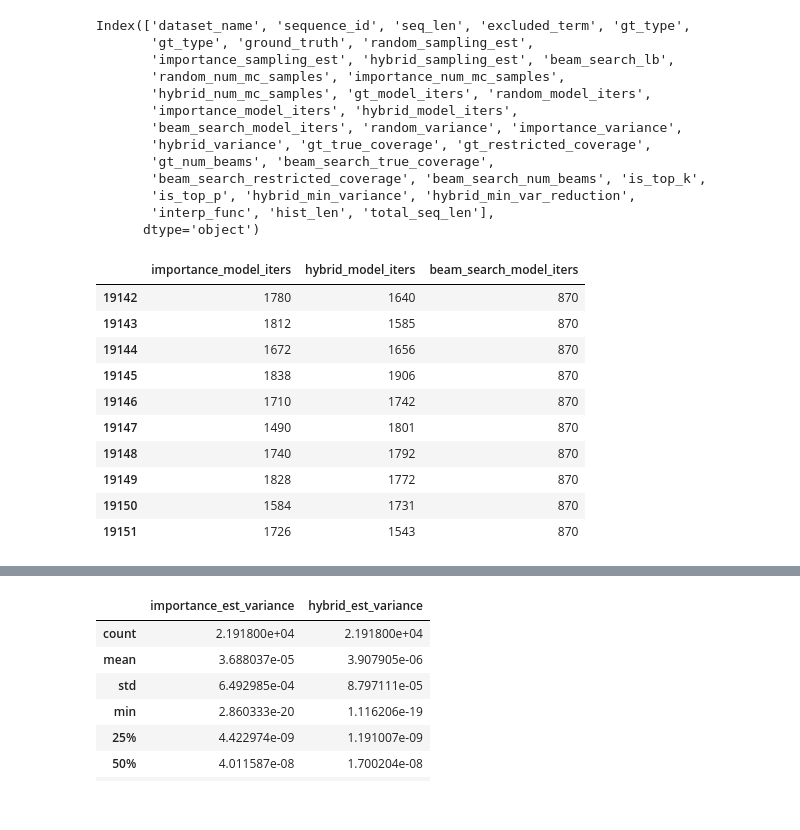
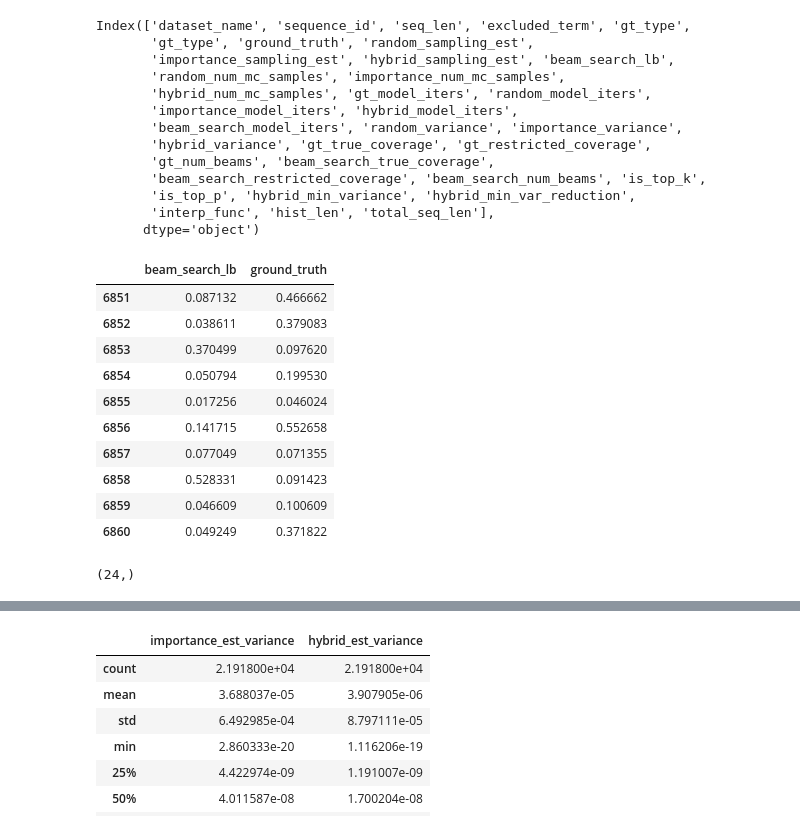
Before and after one commit to vshah99/prob_seq_queries_nnproject, a Jupyter notebook: notebooks/flatten_dataset.ipynb, the cells around one changed output, grey strips where cells are left out. Saved outputs shown, nothing was run; the diff lists cells and outputs as text; code cells hidden in the pictures.

```diff
--- a/notebooks/flatten_dataset.ipynb
+++ b/notebooks/flatten_dataset.ipynb
@@ -377,10 +381,10 @@ def flatten_experiments(experiments, datasets, lengths,model_budget=False):
 
     return data_df
 # %%
-# df = flatten_experiments(['val_dl'],['shakespeare'],[(18,20),(17,20)])
-# df1 = flatten_experiments(['val_dl'],['shakespeare'],[(18,20),(17,20)])
+df = flatten_experiments(['val_dl'],['shakespeare'],[(18,20)])
+# df = flatten_experiments(['val_dl'],['apps'],[(13,15)])
 # df = flatten_experiments(['val_dl'],['moocs'],[(13,15),(12,15)])
 # df = flatten_experiments(['val_dl'],['apps'],[(13,15)])
-df = flatten_experiments(['val_dl'],['amazon'],[(13,15)])
+# df = flatten_experiments(['val_dl'],['amazon'],[(13,15)])
 # %% [output]
 beam_search_is_hybrid
@@ -419,22 +423,25 @@ Index(['dataset_name', 'sequence_id', 'seq_len', 'excluded_term', 'gt_type',
 # %%
 # data['importance_sampling']['metadata']['sub_estimates']
 # print(df.shape)
 # print(df.isnull().sum())
 # df.phase_shifts.describe()
-df[['importance_model_iters','hybrid_model_iters','beam_search_model_iters']].tail(10)
+df[['hy','ground_truth']].tail(10)
+# df[['importance_model_iters','hybrid_model_iters','beam_search_model_iters']].tail(10)
 # df[['hybrid_num_mc_samples', 'importance_num_mc_samples','beam_search_num_beams']].tail(50)
 # df[['beam_search_true_coverage','beam_search_restricted_coverage','beam_search_num_beams']].tail(50)
 # %% [output]
-|  | importance_model_iters | hybrid_model_iters | beam_search_model_iters |
-| 19142 | 1780 | 1640 | 870 |
-| 19143 | 1812 | 1585 | 870 |
-| 19144 | 1672 | 1656 | 870 |
-| 19145 | 1838 | 1906 | 870 |
-| 19146 | 1710 | 1742 | 870 |
-| 19147 | 1490 | 1801 | 870 |
-| 19148 | 1740 | 1792 | 870 |
-| 19149 | 1828 | 1772 | 870 |
-| 19150 | 1584 | 1731 | 870 |
-| 19151 | 1726 | 1543 | 870 |
+|  | beam_search_lb | ground_truth |
+| 6851 | 0.087132 | 0.466662 |
+| 6852 | 0.038611 | 0.379083 |
+| 6853 | 0.370499 | 0.097620 |
+| 6854 | 0.050794 | 0.199530 |
+| 6855 | 0.017256 | 0.046024 |
+| 6856 | 0.141715 | 0.552658 |
+| 6857 | 0.077049 | 0.071355 |
+| 6858 | 0.528331 | 0.091423 |
+| 6859 | 0.046609 | 0.100609 |
+| 6860 | 0.049249 | 0.371822 |
 # %%
-df= df.reset_index(drop=True)
+df.excluded_term.drop_duplicates().shape
+# %% [output]
+(24,)
```
Also changed, not shown: parts of 6 cells of this notebook, 25 other files.
